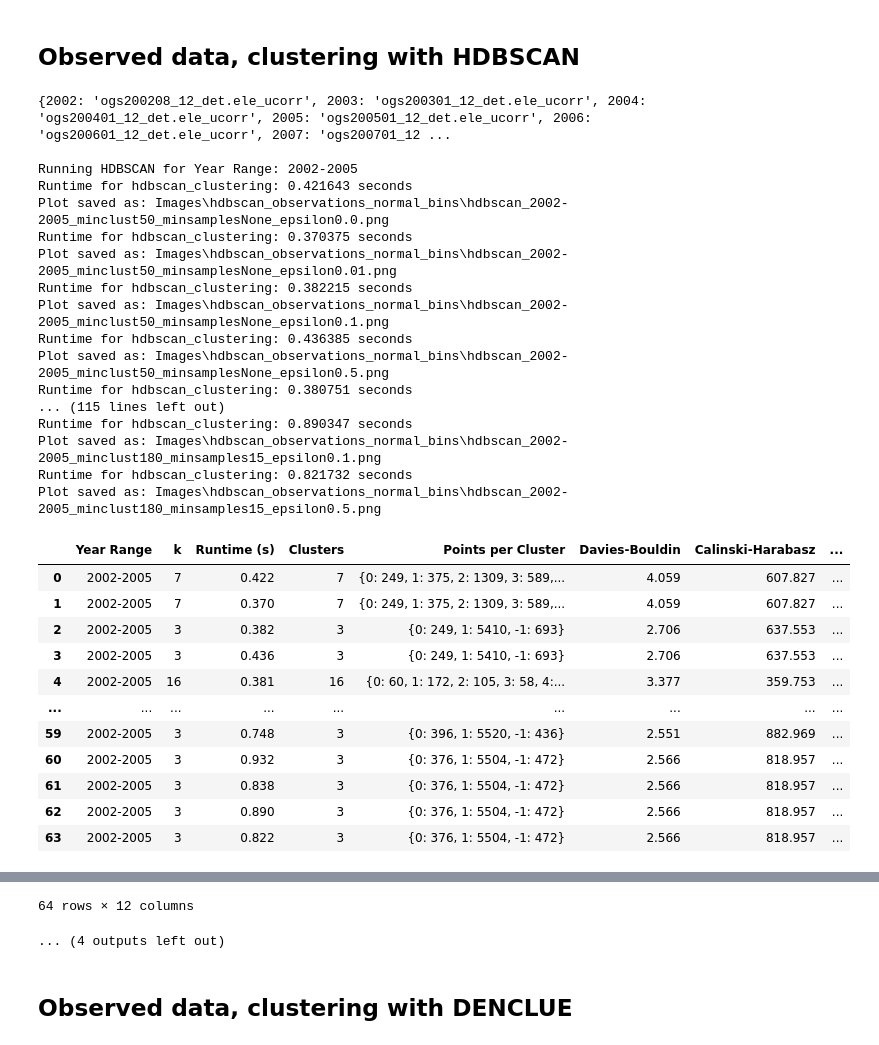
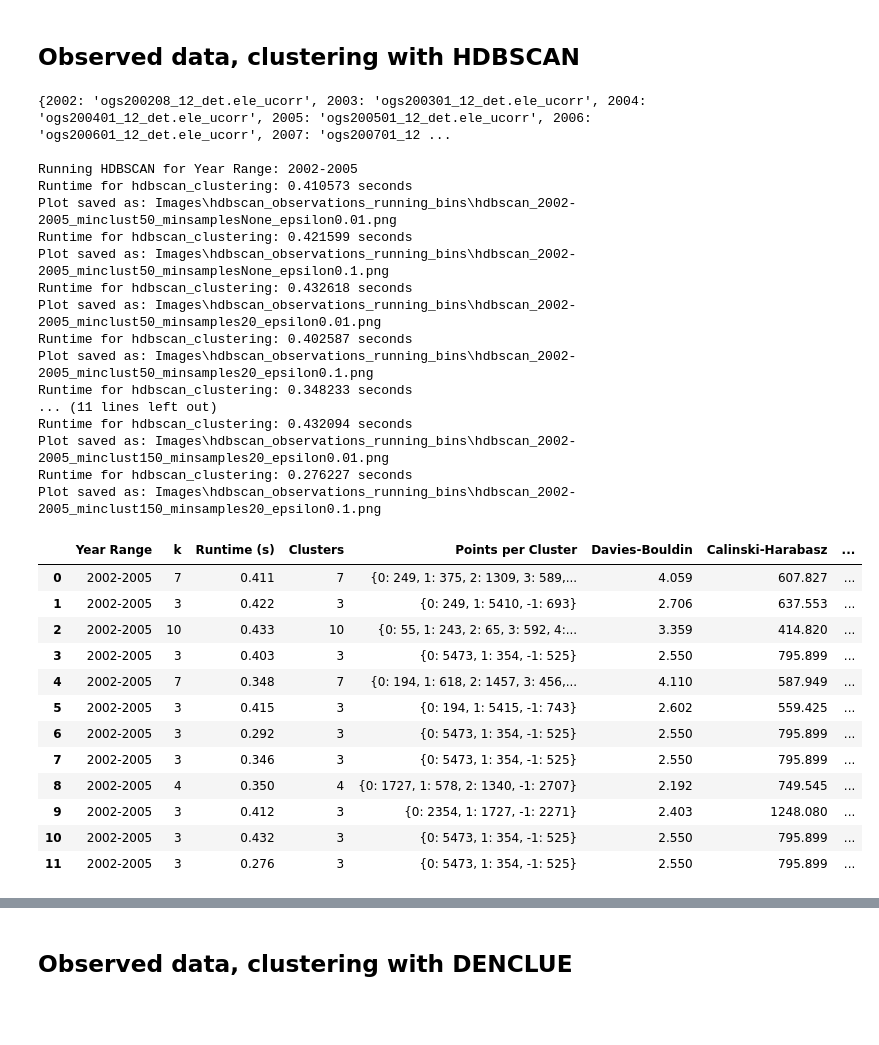
Before and after one commit to FiPf/AIUB-Backup, a Jupyter notebook: clustering/observed_main.ipynb, the cells around one changed output, grey strips where cells are left out. Cells and saved outputs as stored; diff of their text form; code cells hidden in the pictures; blank space fills up the shorter version.

Commit message:
run simulated and observed data, started score comparings

```diff
--- a/clustering/observed_main.ipynb
+++ b/clustering/observed_main.ipynb
@@ -86,13 +86,13 @@ standard_year_ranges = {f"{start}-{start + 3}": np.arange(start, start + 4) for
 standard_year_ranges["2019-2023"] = np.arange(2019, 2024)
 
 running_ranges = cluster_data.generate_running_year_ranges(2002, 2023, 4)
-year_ranges = standard_year_ranges
+year_ranges = running_ranges
 
 # Bin the observed data
 binned_data = cluster_data.bin_observed_data(uncorr_obs_files, year_ranges, print_res=False)
 
 # Output directory for plots
-plot_dir = "dbscan_observed_normal_bins"
+plot_dir = "dbscan_observed_running_bins"
 os.makedirs(plot_dir, exist_ok=True)
 cluster_plotter.clear_directory(plot_dir)
 
@@ -241,13 +447,13 @@ standard_year_ranges = {f"{start}-{start + 3}": np.arange(start, start + 4) for
 standard_year_ranges["2019-2023"] = np.arange(2019, 2024)
 
 running_ranges = cluster_data.generate_running_year_ranges(2002, 2023, 4)
-year_ranges = standard_year_ranges
+year_ranges = running_ranges
 
 # Bin the observed data
 binned_data = cluster_data.bin_observed_data(uncorr_obs_files, year_ranges, print_res=False)
 results_per_year_range = {}
 
-plot_dir = "Images/optics_observations_normal_bins"
+plot_dir = "Images/optics_observations_running_bins"
 os.makedirs(plot_dir, exist_ok=True)
 cluster_plotter.clear_directory(plot_dir)
 
@@ -257,9 +463,9 @@ for cluster_data, year_range in binned_data:
     data_array = np.array([cluster_data.inc, cluster_data.raan]).T
     normalized_data, data_min, data_max = normalize_data(data_array)
 
-    min_samples_values = [50, 100, 200, 400, 500]
-    max_eps_vals = [100, 1000, np.inf]
-    xi_vals = [0.001, 0.002, 0.005]
+    min_samples_values = [50, 100, 500]
+    max_eps_vals = [1000, np.inf]
+    xi_vals = [0.001, 0.002]
 
     results = []
 
@@ -508,7 +745,7 @@ standard_year_ranges = {f"{start}-{start + 3}": np.arange(start, start + 4) for
 standard_year_ranges["2019-2023"] = np.arange(2019, 2024)
 
 running_ranges = cluster_data.generate_running_year_ranges(2002, 2023, 4)
-year_ranges = standard_year_ranges
+year_ranges = running_ranges
 
 # Bin the observed data
 binned_data = cluster_data.bin_observed_data(uncorr_obs_files, year_ranges, print_res=False)
@@ -517,7 +754,7 @@ results_per_year_range = {}
 # Set directories for saving plots
 images_dir = "Images"
 os.makedirs(images_dir, exist_ok=True)
-plot_dir = os.path.join(images_dir, "hdbscan_observations_normal_bins")
+plot_dir = os.path.join(images_dir, "hdbscan_observations_running_bins")
 os.makedirs(plot_dir, exist_ok=True)
 cluster_plotter.clear_directory(plot_dir)
 
@@ -530,9 +767,9 @@ for cluster_data, year_range in binned_data:
     normalized_data, data_min, data_max = normalize_data(data_array)
 
     # Parameter grids for HDBSCAN
-    min_cluster_size_values = [50, 100, 150, 180]
-    min_samples_values = [None, 5, 10, 15]
-    cluster_selection_epsilon_values = [0.0, 0.01, 0.1, 0.5]
+    min_cluster_size_values = [50, 100, 150]
+    min_samples_values = [None, 20]
+    cluster_selection_epsilon_values = [0.01, 0.1]
 
     results = []
 
@@ -562,55 +799,56 @@ for cluster_data, year_range in binned_data:
 
                 # Safely handle metrics and round them
                 rounded_cluster_std = {key: tuple(round(val, 3) for val in value) for key, value in metrics_hdbscan[4].items()} if isinstance(metrics_hdbscan[4], dict) else None
                 rounded_square_density = {key: round(value, 3) for key, value in metrics_hdbscan[5].items()} if isinstance(metrics_hdbscan[5], dict) else None
                 rounded_hull_density = {key: round(value, 3) for key, value in metrics_hdbscan[6].items()} if isinstance(metrics_hdbscan[6], dict) else None
 
                 # Prepare results for this set of parameters
                 results.append({
                     "Year Range": year_range,
                     "k": n_clusters_hdbscan,
                     "Runtime (s)": f"{time_hdbscan:.3f}",
                     "Clusters": n_clusters_hdbscan,
                     "Points per Cluster": points_per_cluster_hdbscan,
                     "Davies-Bouldin": f"{metrics_hdbscan[0]:.3f}" if isinstance(metrics_hdbscan[0], (int, float)) else None,
                     "Calinski-Harabasz": f"{metrics_hdbscan[1]:.3f}" if isinstance(metrics_hdbscan[1], (int, float)) else None,
                     "Dunn Index": f"{metrics_hdbscan[2]:.3f}" if isinstance(metrics_hdbscan[2], (int, float)) else None,
                     "Silhouette Score": f"{metrics_hdbscan[3]:.3f}" if isinstance(metrics_hdbscan[3], (int, float)) else None,
                     "Cluster Std.": rounded_cluster_std,
                     "Square Density": rounded_square_density,
                     "Hull Density": rounded_hull_density
                 })
 
     # Save results to DataFrame
     df = pd.DataFrame(results)
     display(df)
 # %% [output]
 {2002: 'ogs200208_12_det.ele_ucorr', 2003: 'ogs200301_12_det.ele_ucorr', 2004: 'ogs200401_12_det.ele_ucorr', 2005: 'ogs200501_12_det.ele_ucorr', 2006: 'ogs200601_12_det.ele_ucorr', 2007: 'ogs200701_12 ...
 
 Running HDBSCAN for Year Range: 2002-2005
-Runtime for hdbscan_clustering: 0.421643 seconds
-Plot saved as: Images\hdbscan_observations_normal_bins\hdbscan_2002-2005_minclust50_minsamplesNone_epsilon0.0.png
-Runtime for hdbscan_clustering: 0.370375 seconds
-Plot saved as: Images\hdbscan_observations_normal_bins\hdbscan_2002-2005_minclust50_minsamplesNone_epsilon0.01.png
-Runtime for hdbscan_clustering: 0.382215 seconds
-Plot saved as: Images\hdbscan_observations_normal_bins\hdbscan_2002-2005_minclust50_minsamplesNone_epsilon0.1.png
-Runtime for hdbscan_clustering: 0.436385 seconds
-Plot saved as: Images\hdbscan_observations_normal_bins\hdbscan_2002-2005_minclust50_minsamplesNone_epsilon0.5.png
-Runtime for hdbscan_clustering: 0.380751 seconds
-... (115 lines left out)
-Runtime for hdbscan_clustering: 0.890347 seconds
-Plot saved as: Images\hdbscan_observations_normal_bins\hdbscan_2002-2005_minclust180_minsamples15_epsilon0.1.png
-Runtime for hdbscan_clustering: 0.821732 seconds
-Plot saved as: Images\hdbscan_observations_normal_bins\hdbscan_2002-2005_minclust180_minsamples15_epsilon0.5.png
+Runtime for hdbscan_clustering: 0.410573 seconds
+Plot saved as: Images\hdbscan_observations_running_bins\hdbscan_2002-2005_minclust50_minsamplesNone_epsilon0.01.png
+Runtime for hdbscan_clustering: 0.421599 seconds
+Plot saved as: Images\hdbscan_observations_running_bins\hdbscan_2002-2005_minclust50_minsamplesNone_epsilon0.1.png
+Runtime for hdbscan_clustering: 0.432618 seconds
+Plot saved as: Images\hdbscan_observations_running_bins\hdbscan_2002-2005_minclust50_minsamples20_epsilon0.01.png
+Runtime for hdbscan_clustering: 0.402587 seconds
+Plot saved as: Images\hdbscan_observations_running_bins\hdbscan_2002-2005_minclust50_minsamples20_epsilon0.1.png
+Runtime for hdbscan_clustering: 0.348233 seconds
+... (11 lines left out)
+Runtime for hdbscan_clustering: 0.432094 seconds
+Plot saved as: Images\hdbscan_observations_running_bins\hdbscan_2002-2005_minclust150_minsamples20_epsilon0.01.png
+Runtime for hdbscan_clustering: 0.276227 seconds
+Plot saved as: Images\hdbscan_observations_running_bins\hdbscan_2002-2005_minclust150_minsamples20_epsilon0.1.png
 |  | Year Range | k | Runtime (s) | Clusters | Points per Cluster | Davies-Bouldin | Calinski-Harabasz | ... |
-| 0 | 2002-2005 | 7 | 0.422 | 7 | {0: 249, 1: 375, 2: 1309, 3: 589,... | 4.059 | 607.827 | ... |
-| 1 | 2002-2005 | 7 | 0.370 | 7 | {0: 249, 1: 375, 2: 1309, 3: 589,... | 4.059 | 607.827 | ... |
-| 2 | 2002-2005 | 3 | 0.382 | 3 | {0: 249, 1: 5410, -1: 693} | 2.706 | 637.553 | ... |
-| 3 | 2002-2005 | 3 | 0.436 | 3 | {0: 249, 1: 5410, -1: 693} | 2.706 | 637.553 | ... |
-| 4 | 2002-2005 | 16 | 0.381 | 16 | {0: 60, 1: 172, 2: 105, 3: 58, 4:... | 3.377 | 359.753 | ... |
-| ... | ... | ... | ... | ... | ... | ... | ... | ... |
-| 59 | 2002-2005 | 3 | 0.748 | 3 | {0: 396, 1: 5520, -1: 436} | 2.551 | 882.969 | ... |
-| 60 | 2002-2005 | 3 | 0.932 | 3 | {0: 376, 1: 5504, -1: 472} | 2.566 | 818.957 | ... |
-| 61 | 2002-2005 | 3 | 0.838 | 3 | {0: 376, 1: 5504, -1: 472} | 2.566 | 818.957 | ... |
-| 62 | 2002-2005 | 3 | 0.890 | 3 | {0: 376, 1: 5504, -1: 472} | 2.566 | 818.957 | ... |
-| 63 | 2002-2005 | 3 | 0.822 | 3 | {0: 376, 1: 5504, -1: 472} | 2.566 | 818.957 | ... |
+| 0 | 2002-2005 | 7 | 0.411 | 7 | {0: 249, 1: 375, 2: 1309, 3: 589,... | 4.059 | 607.827 | ... |
+| 1 | 2002-2005 | 3 | 0.422 | 3 | {0: 249, 1: 5410, -1: 693} | 2.706 | 637.553 | ... |
+| 2 | 2002-2005 | 10 | 0.433 | 10 | {0: 55, 1: 243, 2: 65, 3: 592, 4:... | 3.359 | 414.820 | ... |
+| 3 | 2002-2005 | 3 | 0.403 | 3 | {0: 5473, 1: 354, -1: 525} | 2.550 | 795.899 | ... |
+| 4 | 2002-2005 | 7 | 0.348 | 7 | {0: 194, 1: 618, 2: 1457, 3: 456,... | 4.110 | 587.949 | ... |
+| 5 | 2002-2005 | 3 | 0.415 | 3 | {0: 194, 1: 5415, -1: 743} | 2.602 | 559.425 | ... |
+| 6 | 2002-2005 | 3 | 0.292 | 3 | {0: 5473, 1: 354, -1: 525} | 2.550 | 795.899 | ... |
+| 7 | 2002-2005 | 3 | 0.346 | 3 | {0: 5473, 1: 354, -1: 525} | 2.550 | 795.899 | ... |
+| 8 | 2002-2005 | 4 | 0.350 | 4 | {0: 1727, 1: 578, 2: 1340, -1: 2707} | 2.192 | 749.545 | ... |
+| 9 | 2002-2005 | 3 | 0.412 | 3 | {0: 2354, 1: 1727, -1: 2271} | 2.403 | 1248.080 | ... |
+| 10 | 2002-2005 | 3 | 0.432 | 3 | {0: 5473, 1: 354, -1: 525} | 2.550 | 795.899 | ... |
+| 11 | 2002-2005 | 3 | 0.276 | 3 | {0: 5473, 1: 354, -1: 525} | 2.550 | 795.899 | ... |
@@ -707,5 +1006,3 @@ Plot saved as: Images\hdbscan_observations_normal_bins\hdbscan_2014-2017_minclus
-64 rows × 12 columns
-... (4 outputs left out)
 # %% [markdown]
 ## Observed data, clustering with DENCLUE
 # %%
```
Also changed, not shown: parts of 3 cells of this notebook, 5 other files.
